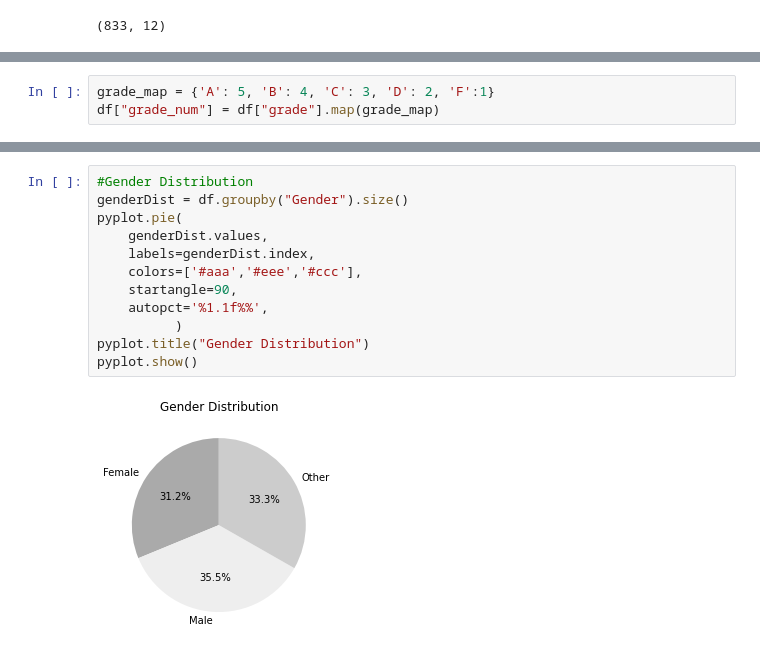
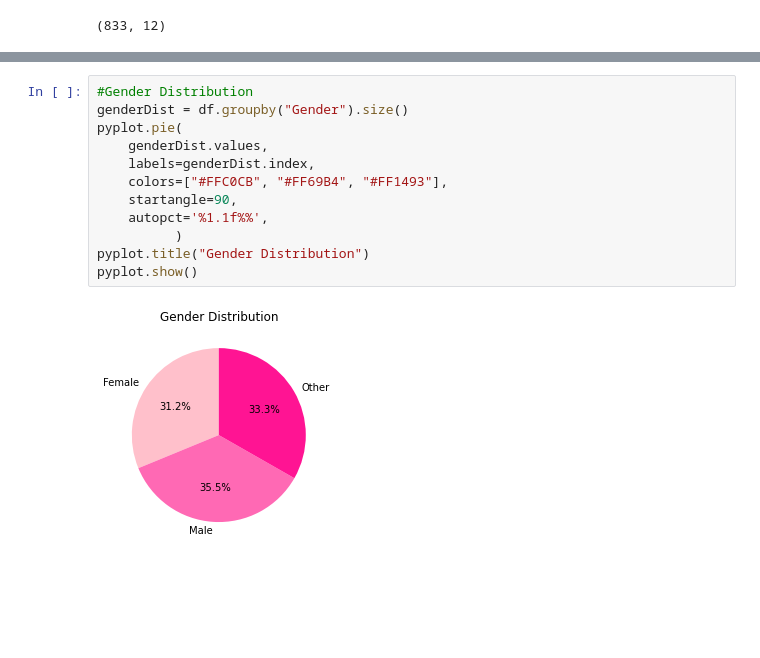
Before and after one commit to Sodiqlef/HR_dataset, a Jupyter notebook: visualization.ipynb, the cells around one changed output, grey strips where cells are left out. Saved outputs shown, nothing was run; the diff lists cells and outputs as text; blank space fills up the shorter version.

```diff
--- a/visualization.ipynb
+++ b/visualization.ipynb
@@ -44,3 +45,0 @@ seaborn.heatmap(unstacked, annot=True, cmap="gray")
-# %%
-grade_map = {'A': 5, 'B': 4, 'C': 3, 'D': 2, 'F':1}
-df["grade_num"] = df["grade"].map(grade_map)
@@ -62,14 +59,14 @@ for h,v in enumerate(yearGroup):
 # %%
 #Gender Distribution
 genderDist = df.groupby("Gender").size()
 pyplot.pie(
     genderDist.values,
     labels=genderDist.index,
-    colors=['#aaa','#eee','#ccc'],
+    colors=["#FFC0CB", "#FF69B4", "#FF1493"],
     startangle=90,
     autopct='%1.1f%%',
           )
 pyplot.title("Gender Distribution")
 pyplot.show()
 # %% [output]
-[figure, old version]
+[figure, new version]
```
Also changed, not shown: parts of 13 cells of this notebook.
